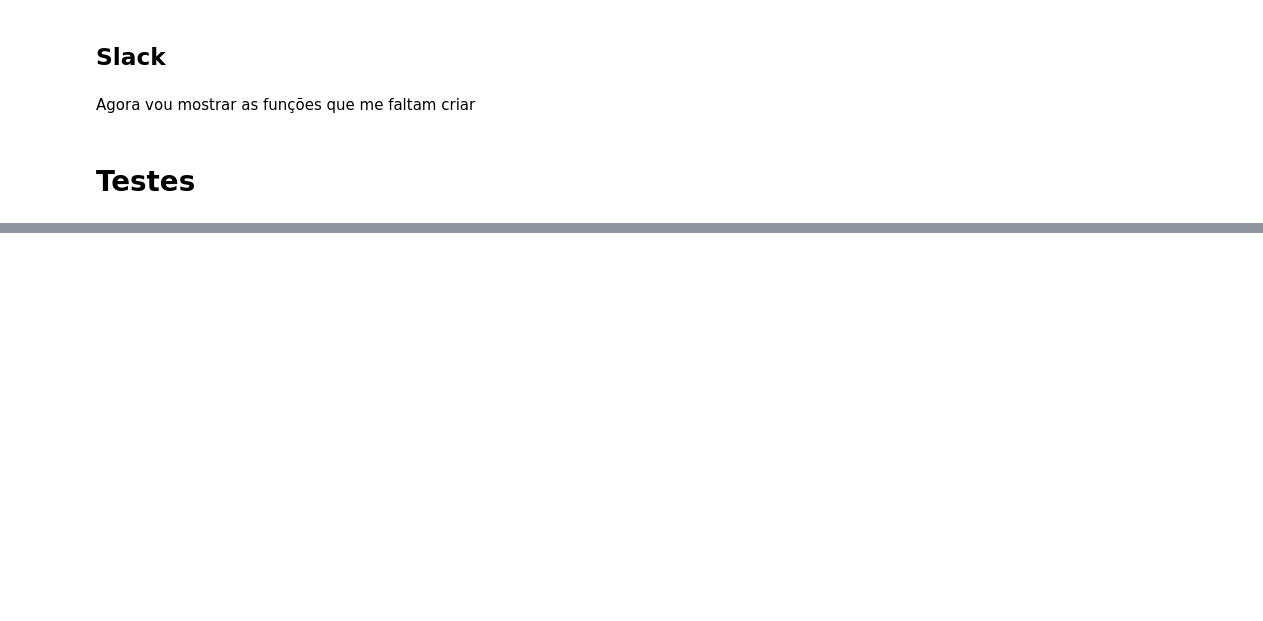
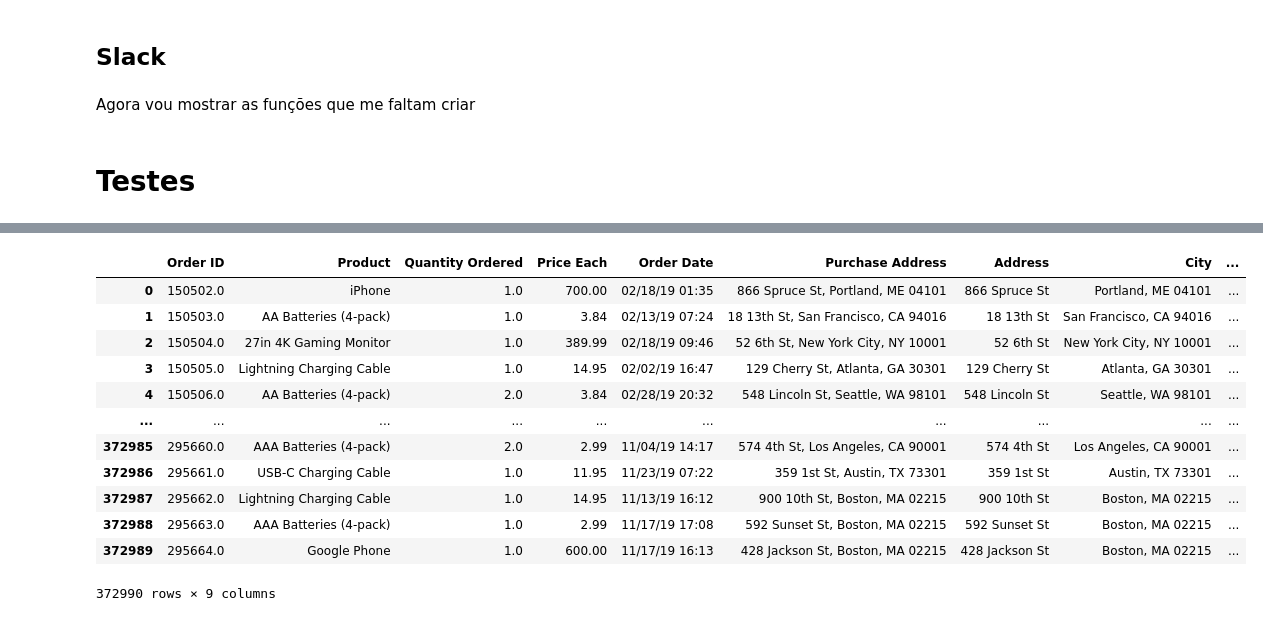
Before and after one commit to Abigor111/SunTzu, a Jupyter notebook: examples/MetadataFunctions.ipynb, the cells around one changed output, grey strips where cells are left out. Drawn from its saved outputs; the diff is of its cells as text; code cells hidden in the pictures; blank space fills up the shorter version.

```diff
--- a/examples/MetadataFunctions.ipynb
+++ b/examples/MetadataFunctions.ipynb
@@ -1877,2 +2030,0 @@ get_dtype(df1, "Product")
-# %%
-df1 = get_best_dtypes(df1, convert=True)
@@ -1881,2 +2030,0 @@ df1.info()
-# %%
-df1 = remove_rows_with_missing_values(df1)
@@ -1886,0 +2261,16 @@ split_rows_string(df1, "Purchase Address", ["Address", "City", "State"], delete_
+# %%
+Cleaning.split_rows_string(df1, "Purchase Address", ["Address", "City", "State"], delete_col=False)
+# %% [output]
+|  | Order ID | Product | Quantity Ordered | Price Each | Order Date | Purchase Address | Address | City | ... |
+| 0 | 150502.0 | iPhone | 1.0 | 700.00 | 02/18/19 01:35 | 866 Spruce St, Portland, ME 04101 | 866 Spruce St | Portland, ME 04101 | ... |
+| 1 | 150503.0 | AA Batteries (4-pack) | 1.0 | 3.84 | 02/13/19 07:24 | 18 13th St, San Francisco, CA 94016 | 18 13th St | San Francisco, CA 94016 | ... |
+| 2 | 150504.0 | 27in 4K Gaming Monitor | 1.0 | 389.99 | 02/18/19 09:46 | 52 6th St, New York City, NY 10001 | 52 6th St | New York City, NY 10001 | ... |
+| 3 | 150505.0 | Lightning Charging Cable | 1.0 | 14.95 | 02/02/19 16:47 | 129 Cherry St, Atlanta, GA 30301 | 129 Cherry St | Atlanta, GA 30301 | ... |
+| 4 | 150506.0 | AA Batteries (4-pack) | 2.0 | 3.84 | 02/28/19 20:32 | 548 Lincoln St, Seattle, WA 98101 | 548 Lincoln St | Seattle, WA 98101 | ... |
+| ... | ... | ... | ... | ... | ... | ... | ... | ... | ... |
+| 372985 | 295660.0 | AAA Batteries (4-pack) | 2.0 | 2.99 | 11/04/19 14:17 | 574 4th St, Los Angeles, CA 90001 | 574 4th St | Los Angeles, CA 90001 | ... |
+| 372986 | 295661.0 | USB-C Charging Cable | 1.0 | 11.95 | 11/23/19 07:22 | 359 1st St, Austin, TX 73301 | 359 1st St | Austin, TX 73301 | ... |
+| 372987 | 295662.0 | Lightning Charging Cable | 1.0 | 14.95 | 11/13/19 16:12 | 900 10th St, Boston, MA 02215 | 900 10th St | Boston, MA 02215 | ... |
+| 372988 | 295663.0 | AAA Batteries (4-pack) | 1.0 | 2.99 | 11/17/19 17:08 | 592 Sunset St, Boston, MA 02215 | 592 Sunset St | Boston, MA 02215 | ... |
+| 372989 | 295664.0 | Google Phone | 1.0 | 600.00 | 11/17/19 16:13 | 428 Jackson St, Boston, MA 02215 | 428 Jackson St | Boston, MA 02215 | ... |
+372990 rows × 9 columns
```
Also changed, not shown: parts of 58 cells of this notebook.
